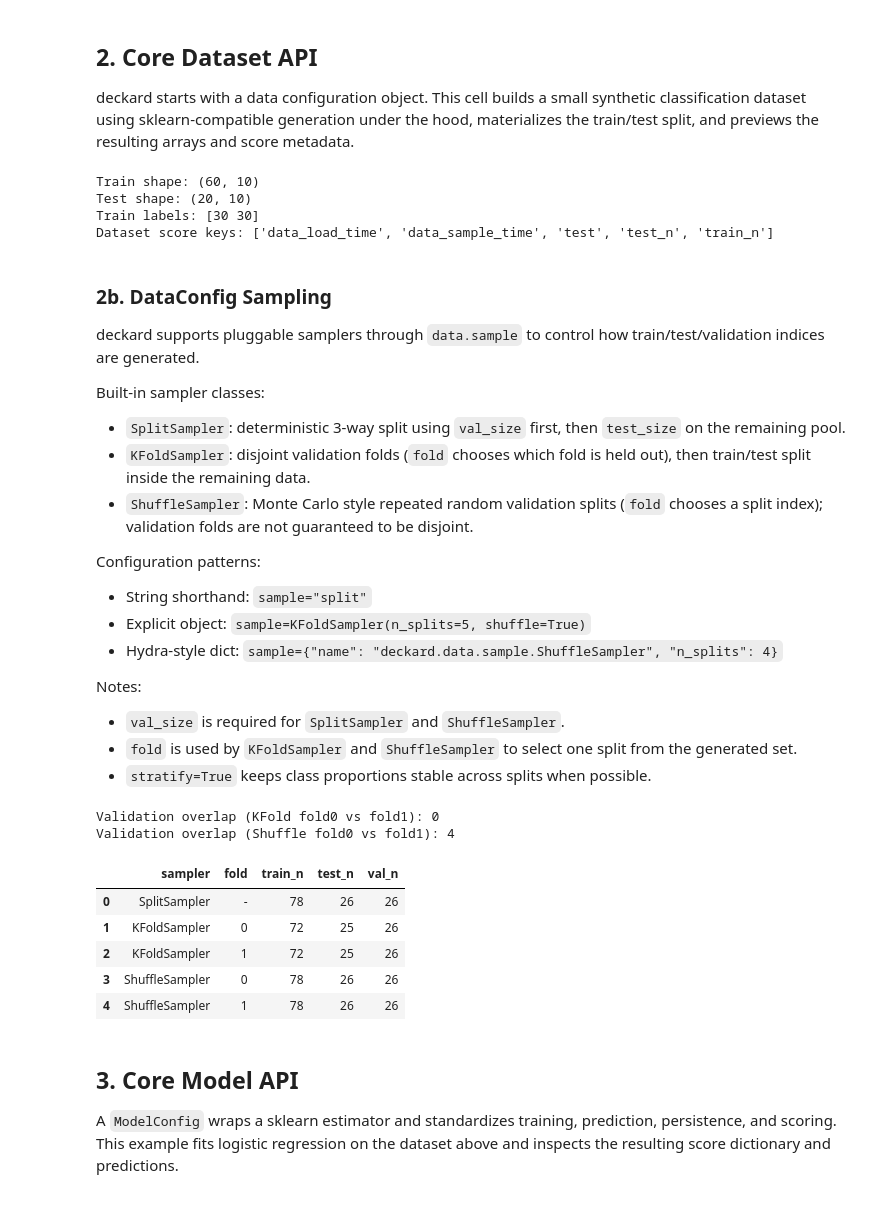
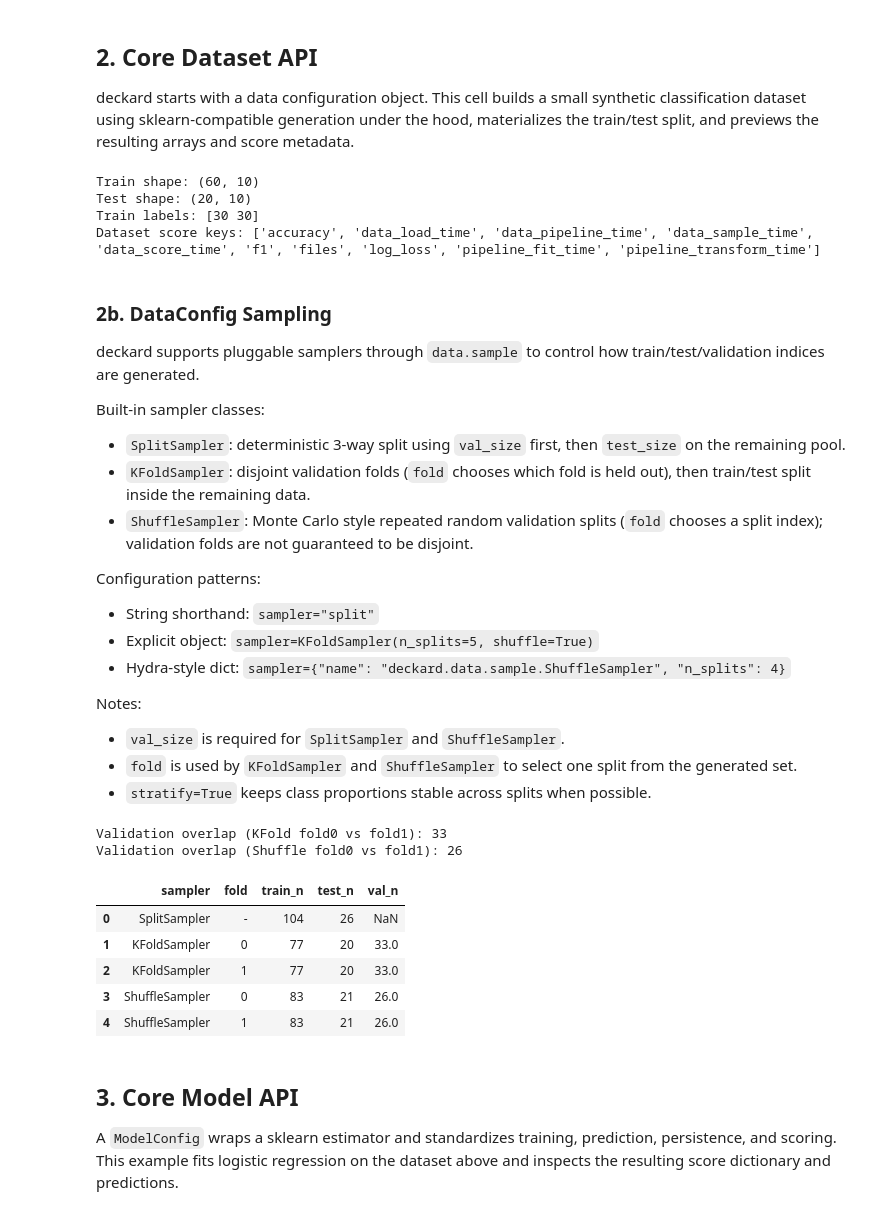
Before and after one commit to simplymathematics/deckard, a Jupyter notebook: docs/notebooks/sklearn.ipynb, the cells around one changed output. Saved outputs shown, nothing was run; the diff lists cells and outputs as text; code cells hidden in the pictures.

```diff
--- a/docs/notebooks/sklearn.ipynb
+++ b/docs/notebooks/sklearn.ipynb
@@ -108,7 +108,7 @@ data = DataConfig(
     target="target",
 )
 
-dataset_scores = data(score_file=score_file)
+dataset_scores = data(files={"score_file": score_file})
 
 print("Train shape:", data.X_train.shape)
 print("Test shape:", data.X_test.shape)
@@ -118,7 +118,7 @@ print("Dataset score keys:", sorted(dataset_scores.keys())[:10])
 Train shape: (60, 10)
 Test shape: (20, 10)
 Train labels: [30 30]
-Dataset score keys: ['data_load_time', 'data_sample_time', 'test', 'test_n', 'train_n']
+Dataset score keys: ['accuracy', 'data_load_time', 'data_pipeline_time', 'data_sample_time', 'data_score_time', 'f1', 'files', 'log_loss', 'pipeline_fit_time', 'pipeline_transform_time']
 # %% [markdown]
 ### 2b. DataConfig Sampling
 
@@ -130,9 +130,9 @@ Built-in sampler classes:
 - `ShuffleSampler`: Monte Carlo style repeated random validation splits (`fold` chooses a split index); validation folds are not guaranteed to be disjoint.
 
 Configuration patterns:
-- String shorthand: `sample="split"`
-- Explicit object: `sample=KFoldSampler(n_splits=5, shuffle=True)`
-- Hydra-style dict: `sample={"name": "deckard.data.sample.ShuffleSampler", "n_splits": 4}`
+- String shorthand: `sampler="split"`
+- Explicit object: `sampler=KFoldSampler(n_splits=5, shuffle=True)`
+- Hydra-style dict: `sampler={"name": "deckard.data.sample.ShuffleSampler", "n_splits": 4}`
 
 Notes:
 - `val_size` is required for `SplitSampler` and `ShuffleSampler`.
@@ -161,7 +161,7 @@ def build_sampled_data(sample, *, split=0, val_size=0.2):
         stratify=True,
         classifier=True,
         target="target",
-        sample=sample,
+        sampler=sample,
     )
     cfg()
     return cfg
@@ -170,8 +170,8 @@ def build_sampled_data(sample, *, split=0, val_size=0.2):
 split_cfg = build_sampled_data(SplitSampler())
 kfold_cfg_fold0 = build_sampled_data(KFoldSampler(n_splits=4, shuffle=True), split=0)
 kfold_cfg_fold1 = build_sampled_data(KFoldSampler(n_splits=4, shuffle=True), split=1)
-shuffle_cfg_fold0 = build_sampled_data(ShuffleSampler(n_splits=4), split=0)
-shuffle_cfg_fold1 = build_sampled_data(ShuffleSampler(n_splits=4), split=1)
+shuffle_cfg_fold0 = build_sampled_data(ShuffleSampler(n_splits=4, val_size=0.2), split=0)
+shuffle_cfg_fold1 = build_sampled_data(ShuffleSampler(n_splits=4, val_size=0.2), split=1)
 
 summary = pd.DataFrame(
     [
@@ -199,40 +199,40 @@ summary = pd.DataFrame(
         {
             "sampler": "ShuffleSampler",
             "fold": 0,
             "train_n": shuffle_cfg_fold0.train_n,
             "test_n": shuffle_cfg_fold0.test_n,
             "val_n": shuffle_cfg_fold0.val_n,
         },
         {
             "sampler": "ShuffleSampler",
             "fold": 1,
             "train_n": shuffle_cfg_fold1.train_n,
             "test_n": shuffle_cfg_fold1.test_n,
             "val_n": shuffle_cfg_fold1.val_n,
         },
     ]
 )
 
 kfold_val_overlap = len(
     set(kfold_cfg_fold0.val_indices).intersection(set(kfold_cfg_fold1.val_indices))
 )
 shuffle_val_overlap = len(
     set(shuffle_cfg_fold0.val_indices).intersection(set(shuffle_cfg_fold1.val_indices))
 )
 
 print("Validation overlap (KFold fold0 vs fold1):", kfold_val_overlap)
 print("Validation overlap (Shuffle fold0 vs fold1):", shuffle_val_overlap)
 
 summary
 # %% [output]
-Validation overlap (KFold fold0 vs fold1): 0
-Validation overlap (Shuffle fold0 vs fold1): 4
+Validation overlap (KFold fold0 vs fold1): 33
+Validation overlap (Shuffle fold0 vs fold1): 26
 |  | sampler | fold | train_n | test_n | val_n |
-| 0 | SplitSampler | - | 78 | 26 | 26 |
-| 1 | KFoldSampler | 0 | 72 | 25 | 26 |
-| 2 | KFoldSampler | 1 | 72 | 25 | 26 |
-| 3 | ShuffleSampler | 0 | 78 | 26 | 26 |
-| 4 | ShuffleSampler | 1 | 78 | 26 | 26 |
+| 0 | SplitSampler | - | 104 | 26 | NaN |
+| 1 | KFoldSampler | 0 | 77 | 20 | 33.0 |
+| 2 | KFoldSampler | 1 | 77 | 20 | 33.0 |
+| 3 | ShuffleSampler | 0 | 83 | 21 | 26.0 |
+| 4 | ShuffleSampler | 1 | 83 | 21 | 26.0 |
 # %% [markdown]
 ## 3. Core Model API
 
```
Also changed, not shown: parts of 7 cells of this notebook, 18 other files.
